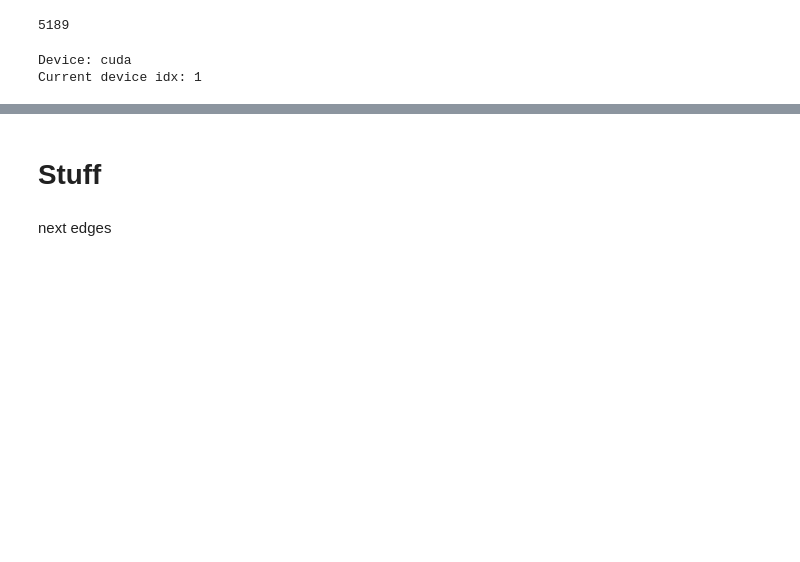
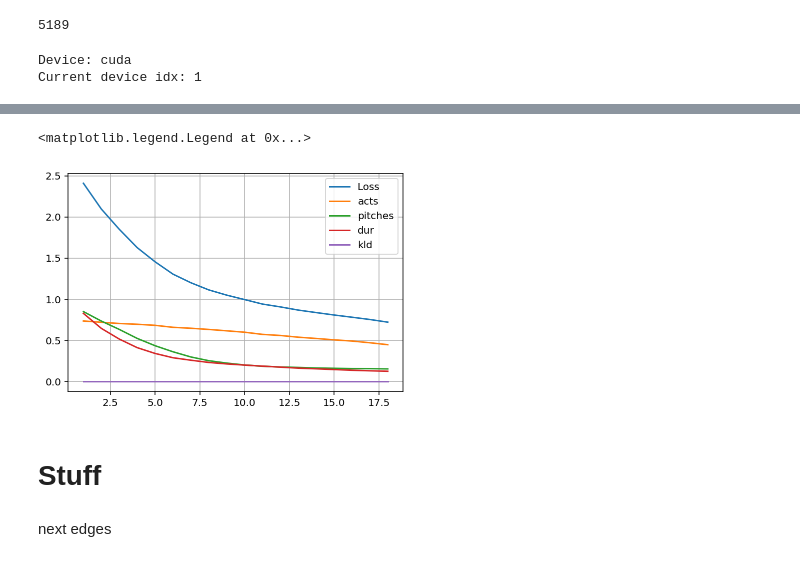
Before and after one commit to EmanueleCosenza/polyphemus, a Jupyter notebook: midi.ipynb, the cells around one changed output, grey strips where cells are left out. Drawn from its saved outputs; the diff is of its cells as text; code cells hidden in the pictures; blank space fills up the shorter version.

```diff
--- a/midi.ipynb
+++ b/midi.ipynb
@@ -868,3 +925,16 @@ KeyboardInterrupt:
+# %%
+m = torch.load('models/vae')
+# %%
+plt.plot(range(1, len(m['losses'])+1), m['losses'], label='Loss')
+plt.plot(range(1, len(m['acts_losses'])+1), m['acts_losses'], label='acts')
+plt.plot(range(1, len(m['pitches_losses'])+1), m['pitches_losses'], label='pitches')
+plt.plot(range(1, len(m['dur_losses'])+1), m['dur_losses'], label='dur')
+plt.plot(range(1, len(m['kld_losses'])+1), m['kld_losses'], label='kld')
+plt.grid()
+plt.legend()
+# %% [output]
+<matplotlib.legend.Legend at 0x...>
+[figure, added]
 # %% [markdown]
 # Stuff
 # %%
```
Also changed, not shown: parts of 3 cells of this notebook.
